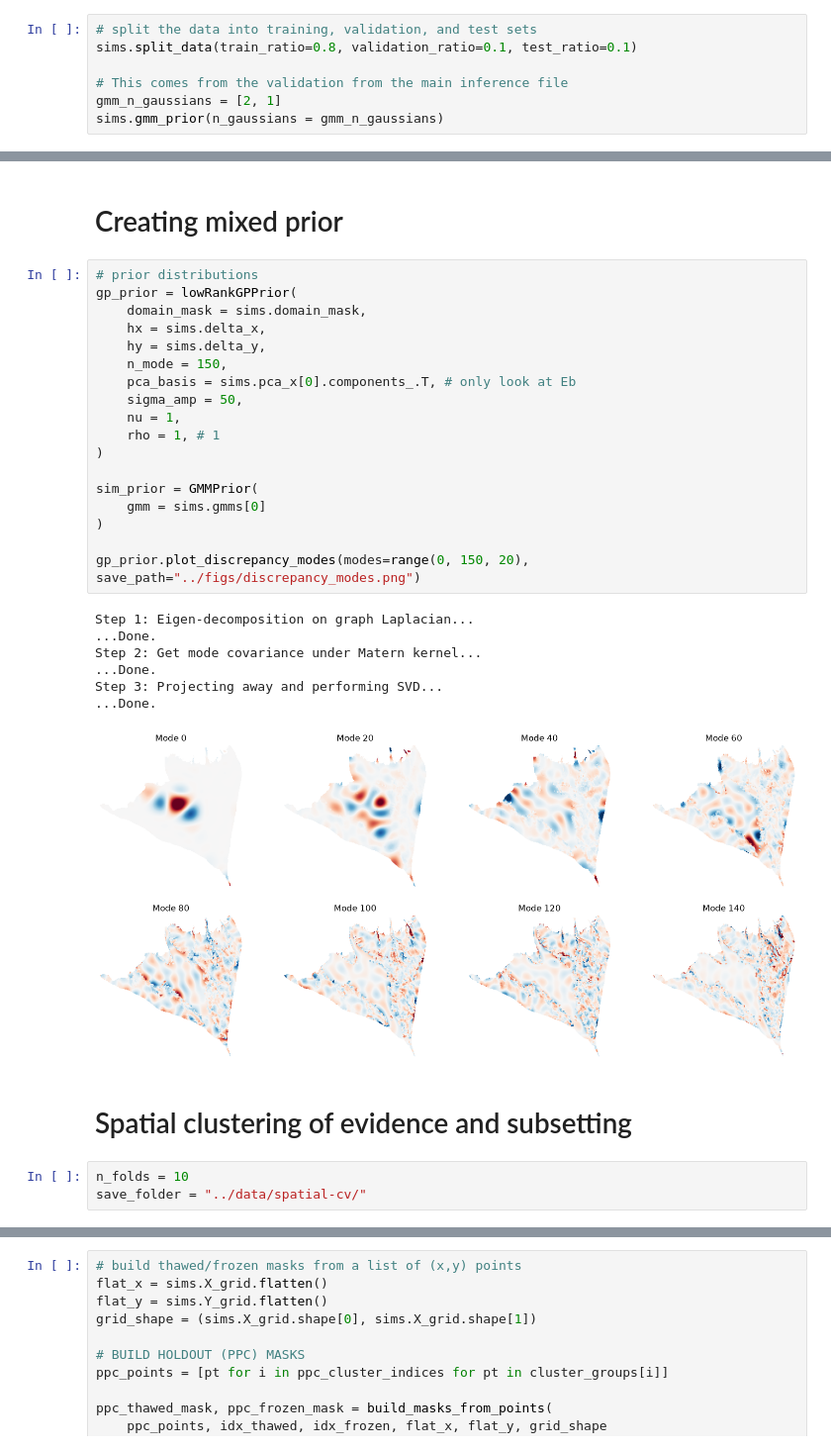
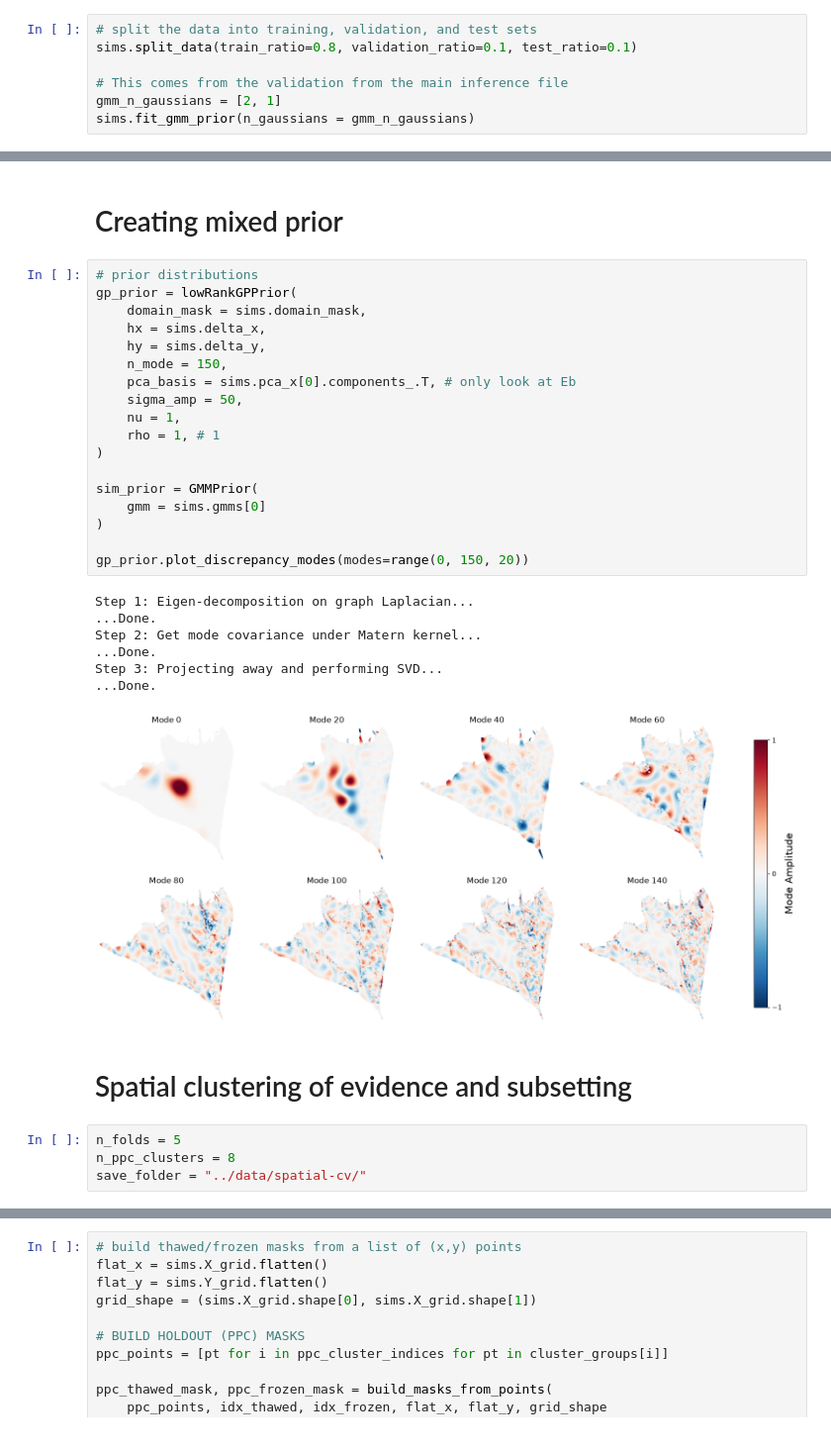
Before and after one commit to alastairyang/petermann-inference, a Jupyter notebook: notebooks/spatialCV.ipynb, the cells around one changed output, grey strips where cells are left out. Shown at 99% size. Saved outputs shown, nothing was run; the diff lists cells and outputs as text.

```diff
--- a/notebooks/spatialCV.ipynb
+++ b/notebooks/spatialCV.ipynb
@@ -77,7 +78,7 @@ sims.split_data(train_ratio=0.8, validation_ratio=0.1, test_ratio=0.1)
 
 # This comes from the validation from the main inference file
 gmm_n_gaussians = [2, 1]
-sims.gmm_prior(n_gaussians = gmm_n_gaussians)
+sims.fit_gmm_prior(n_gaussians = gmm_n_gaussians)
 # %% [output]
 Splitting data: Total samples = 500
 -------- Field 0:
@@ -98,33 +99,34 @@ Fitting GMMs for each field
 # %%
 # prior distributions
 gp_prior = lowRankGPPrior(
     domain_mask = sims.domain_mask,
     hx = sims.delta_x,
     hy = sims.delta_y,
     n_mode = 150,
     pca_basis = sims.pca_x[0].components_.T, # only look at Eb
     sigma_amp = 50,
     nu = 1,
     rho = 1, # 1
 )
 
 sim_prior = GMMPrior(
     gmm = sims.gmms[0]
 )
 
-gp_prior.plot_discrepancy_modes(modes=range(0, 150, 20), save_path="../figs/discrepancy_modes.png")
+gp_prior.plot_discrepancy_modes(modes=range(0, 150, 20))
 # %% [output]
 Step 1: Eigen-decomposition on graph Laplacian...
 ...Done.
 Step 2: Get mode covariance under Matern kernel...
 ...Done.
 Step 3: Projecting away and performing SVD...
 ...Done.
-[figure, old version]
+[figure, new version]
 # %% [markdown]
 # Spatial clustering of evidence and subsetting
 # %%
-n_folds = 10
+n_folds = 5
+n_ppc_clusters = 8
 save_folder = "../data/spatial-cv/"
 # %%
 thawed_mask = evidence_mask["thawed_mask"] & ~evidence_mask["conflict_mask"]
```
Also changed, not shown: parts of 11 cells of this notebook, 12 other files.
